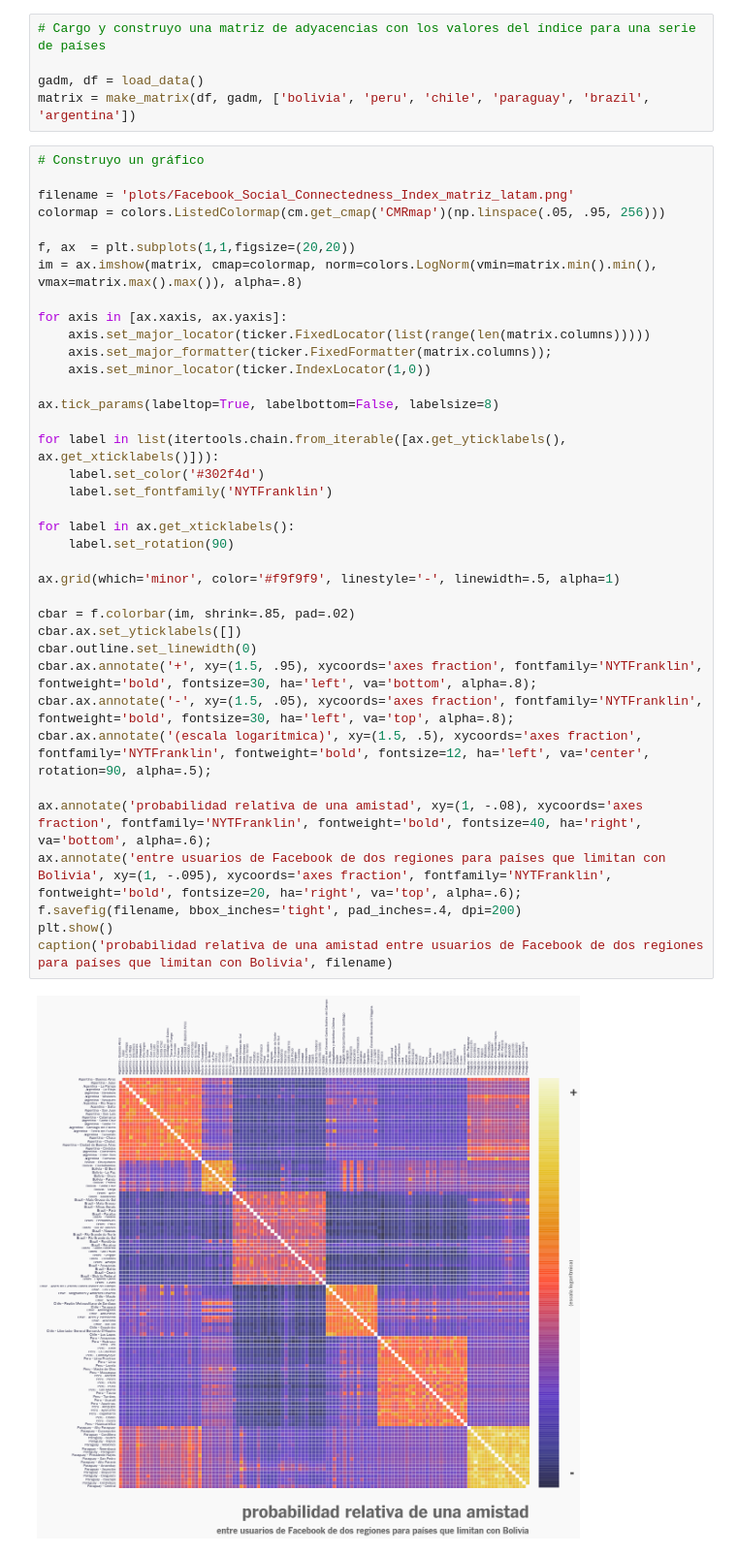
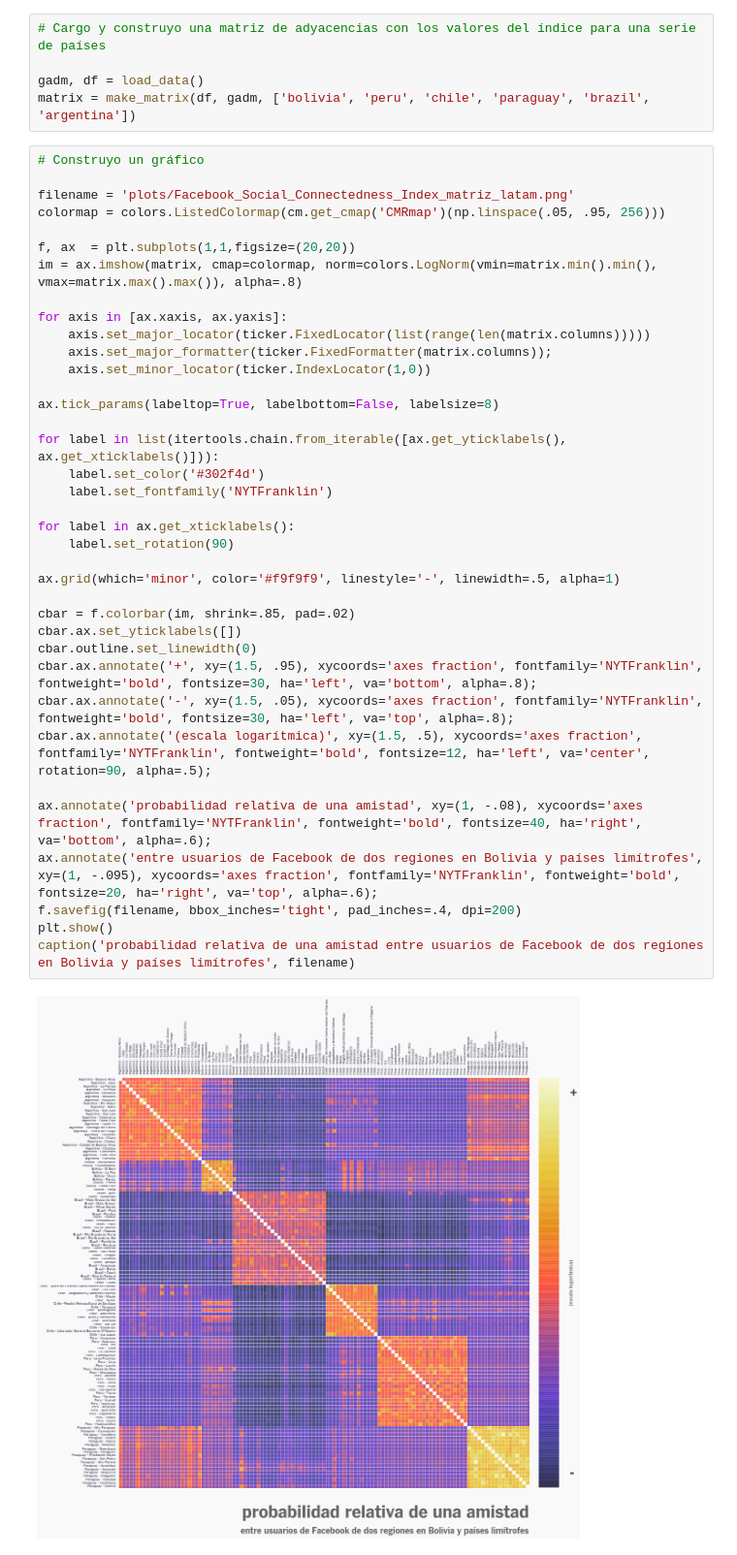
Before and after one commit to mauforonda/notas, a Jupyter notebook: Facebook_Social_Connectedness_Index.ipynb, the cells around one changed output. Shown at 97% size. Drawn from its saved outputs; the diff is of its cells as text.

```diff
--- a/Facebook_Social_Connectedness_Index.ipynb
+++ b/Facebook_Social_Connectedness_Index.ipynb
@@ -95,33 +95,33 @@ colormap = colors.ListedColormap(cm.get_cmap('CMRmap')(np.linspace(.05, .95, 256
 f, ax  = plt.subplots(1,1,figsize=(20,20))
 im = ax.imshow(matrix, cmap=colormap, norm=colors.LogNorm(vmin=matrix.min().min(), vmax=matrix.max().max()), alpha=.8)
 
 for axis in [ax.xaxis, ax.yaxis]:
     axis.set_major_locator(ticker.FixedLocator(list(range(len(matrix.columns)))))
     axis.set_major_formatter(ticker.FixedFormatter(matrix.columns));
     axis.set_minor_locator(ticker.IndexLocator(1,0))
 
 ax.tick_params(labeltop=True, labelbottom=False, labelsize=8)
 
 for label in list(itertools.chain.from_iterable([ax.get_yticklabels(), ax.get_xticklabels()])):
     label.set_color('#302f4d')
     label.set_fontfamily('NYTFranklin')
 
 for label in ax.get_xticklabels():
     label.set_rotation(90)
 
 ax.grid(which='minor', color='#f9f9f9', linestyle='-', linewidth=.5, alpha=1)
 
 cbar = f.colorbar(im, shrink=.85, pad=.02)
 cbar.ax.set_yticklabels([])
 cbar.outline.set_linewidth(0)
 cbar.ax.annotate('+', xy=(1.5, .95), xycoords='axes fraction', fontfamily='NYTFranklin', fontweight='bold', fontsize=30, ha='left', va='bottom', alpha=.8);
 cbar.ax.annotate('-', xy=(1.5, .05), xycoords='axes fraction', fontfamily='NYTFranklin', fontweight='bold', fontsize=30, ha='left', va='top', alpha=.8);
 cbar.ax.annotate('(escala logarítmica)', xy=(1.5, .5), xycoords='axes fraction', fontfamily='NYTFranklin', fontweight='bold', fontsize=12, ha='left', va='center', rotation=90, alpha=.5);
 
 ax.annotate('probabilidad relativa de una amistad', xy=(1, -.08), xycoords='axes fraction', fontfamily='NYTFranklin', fontweight='bold', fontsize=40, ha='right', va='bottom', alpha=.6);
-ax.annotate('entre usuarios de Facebook de dos regiones para países que limitan con Bolivia', xy=(1, -.095), xycoords='axes fraction', fontfamily='NYTFranklin', fontweight='bold', fontsize=20, ha='right', va='top', alpha=.6);
+ax.annotate('entre usuarios de Facebook de dos regiones en Bolivia y países limítrofes', xy=(1, -.095), xycoords='axes fraction', fontfamily='NYTFranklin', fontweight='bold', fontsize=20, ha='right', va='top', alpha=.6);
 f.savefig(filename, bbox_inches='tight', pad_inches=.4, dpi=200)
 plt.show()
-caption('probabilidad relativa de una amistad entre usuarios de Facebook de dos regiones para países que limitan con Bolivia', filename)
+caption('probabilidad relativa de una amistad entre usuarios de Facebook de dos regiones en Bolivia y países limítrofes', filename)
 # %% [output]
-[figure, old version]
+[figure, new version]
```
Also changed, not shown: parts of 1 cell of this notebook.
